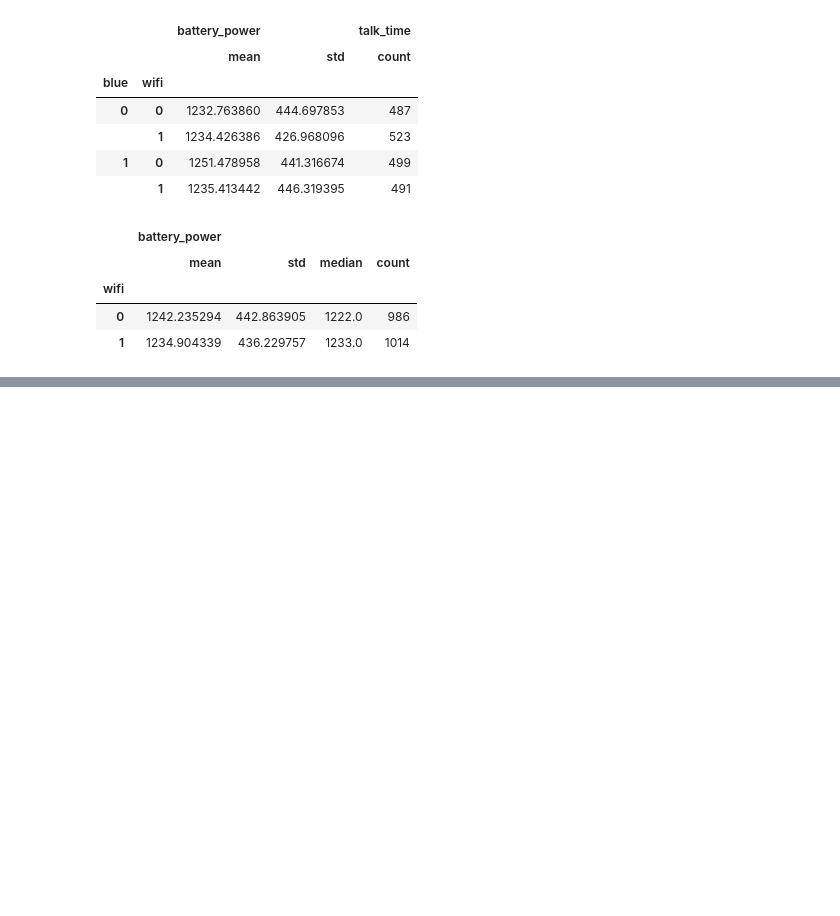
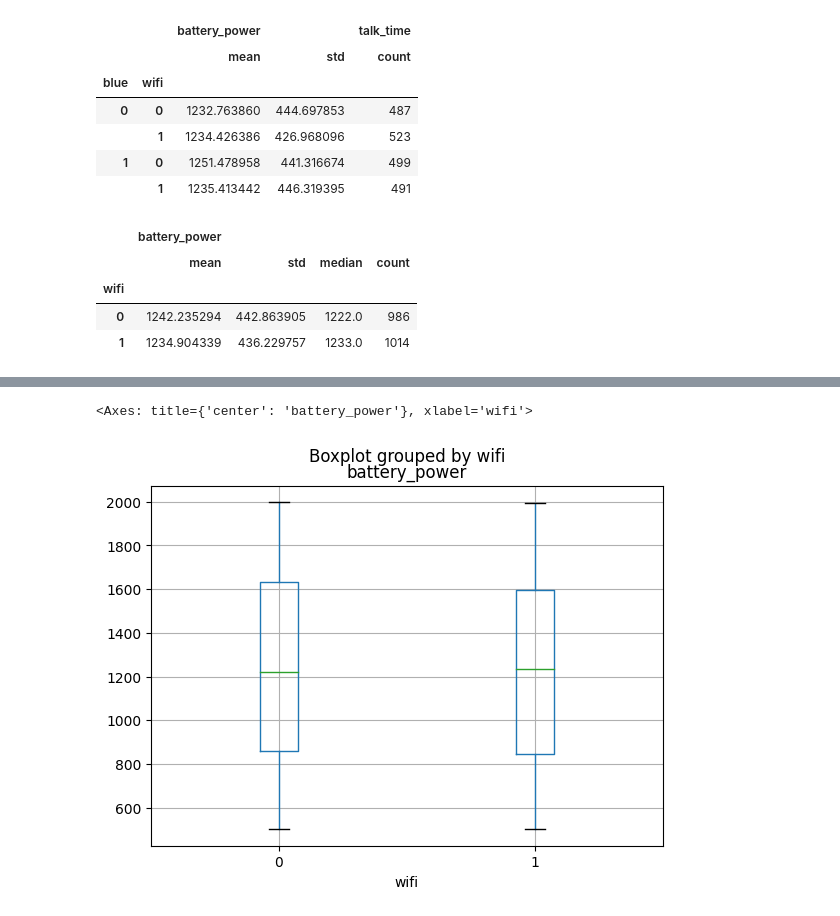
Before and after one commit to harnalashok/general, a Jupyter notebook: statistics_with_python.ipynb, the cells around one changed output, grey strips where cells are left out. Saved outputs shown, nothing was run; the diff lists cells and outputs as text; code cells hidden in the pictures; blank space fills up the shorter version.

```diff
--- a/statistics_with_python.ipynb
+++ b/statistics_with_python.ipynb
@@ -263,0 +367,5 @@ data[['wifi', 'battery_power']].groupby(['wifi']).aggregate(['mean', 'std', 'med
+# %%
+data.boxplot('battery_power', by = 'wifi')
+# %% [output]
+<Axes: title={'center': 'battery_power'}, xlabel='wifi'>
+[figure, added]
```
Also changed, not shown: parts of 34 cells of this notebook.
